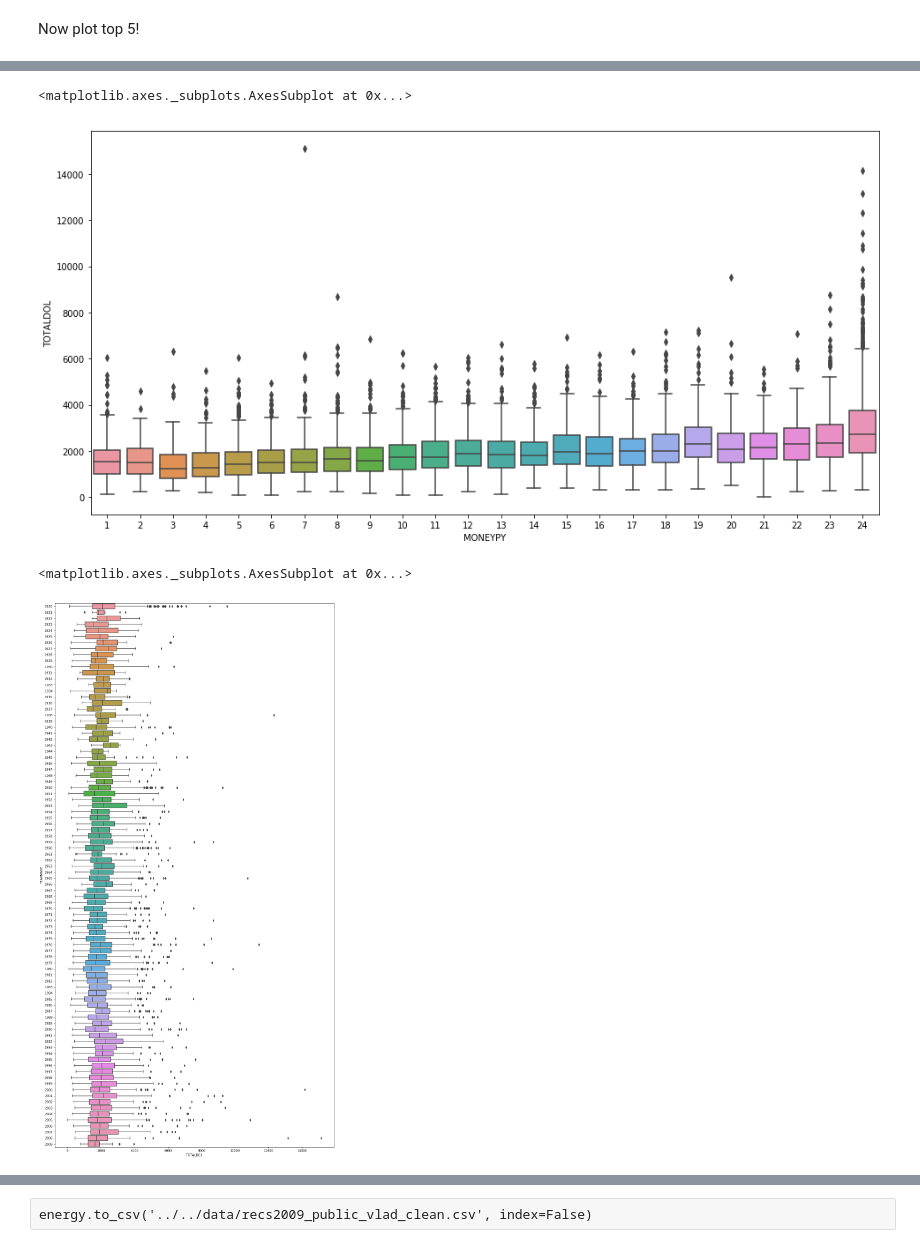
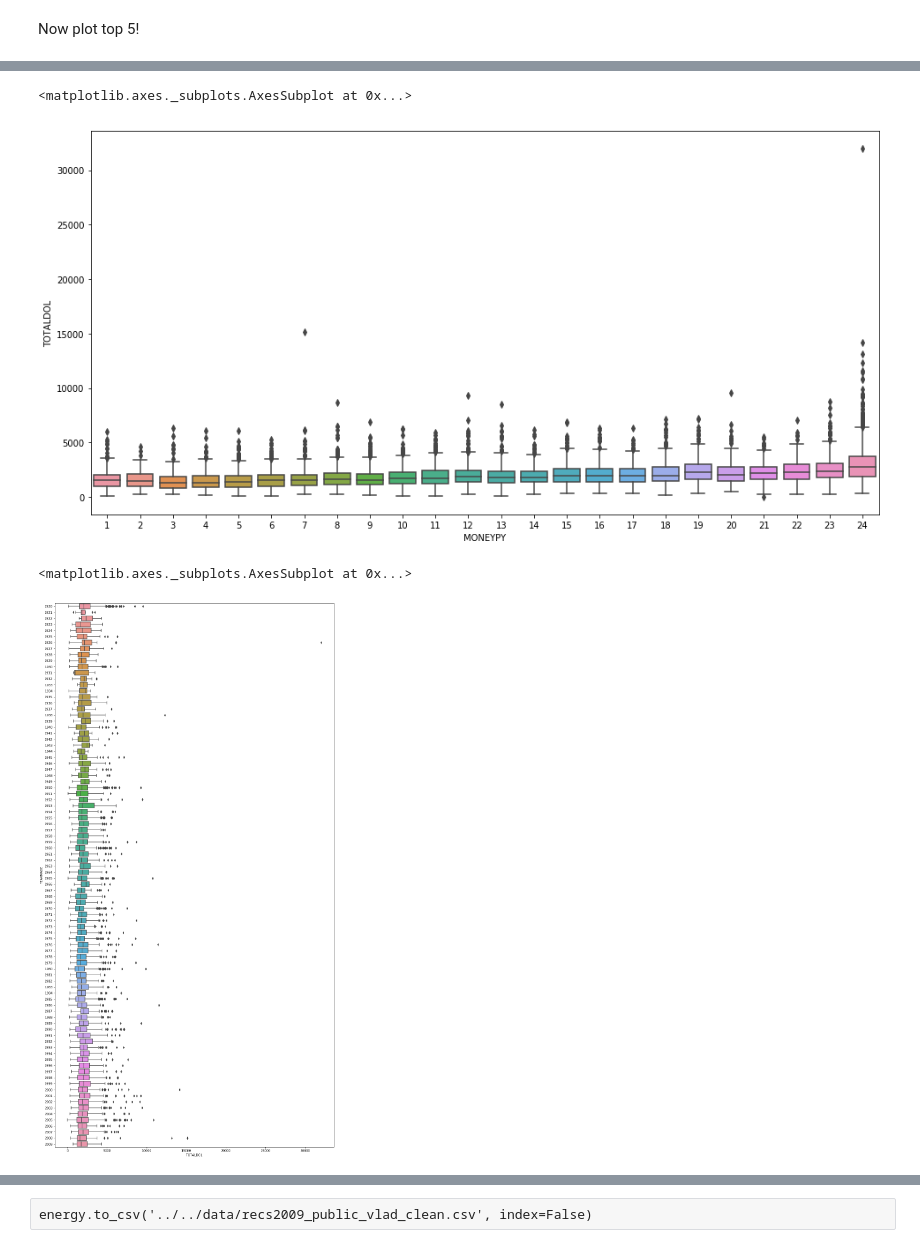
Before and after one commit to JaimeVillanueva/Applied-Statistics-Project1, a Jupyter notebook: notebooks/python/exploratory_analysis_vlad.ipynb, the cells around one changed output, grey strips where cells are left out. Saved outputs shown, nothing was run; the diff lists cells and outputs as text; code cells hidden in the pictures.

```diff
--- a/notebooks/python/exploratory_analysis_vlad.ipynb
+++ b/notebooks/python/exploratory_analysis_vlad.ipynb
@@ -646,12 +644,12 @@ sns.boxplot(data=energy_sample, y = response_var, x='WINDOWS')
 # %%
-sns.boxplot(data=energy_sample, y = response_var, x='MONEYPY')
+sns.boxplot(data=energy, y = response_var, x='MONEYPY')
 # %% [output]
 <matplotlib.axes._subplots.AxesSubplot at 0x...>
-[figure, old version]
+[figure, new version]
 # %%
 plt.figure(figsize=(16,32))
-sns.boxplot(data=energy_sample, y = 'YEARMADE', x=response_var, orient='h')
+sns.boxplot(data=energy, y = 'YEARMADE', x=response_var, orient='h')
 # %% [output]
 <matplotlib.axes._subplots.AxesSubplot at 0x...>
-[figure, old version]
+[figure, new version]
 # %%
```
Also changed, not shown: parts of 11 cells of this notebook.
